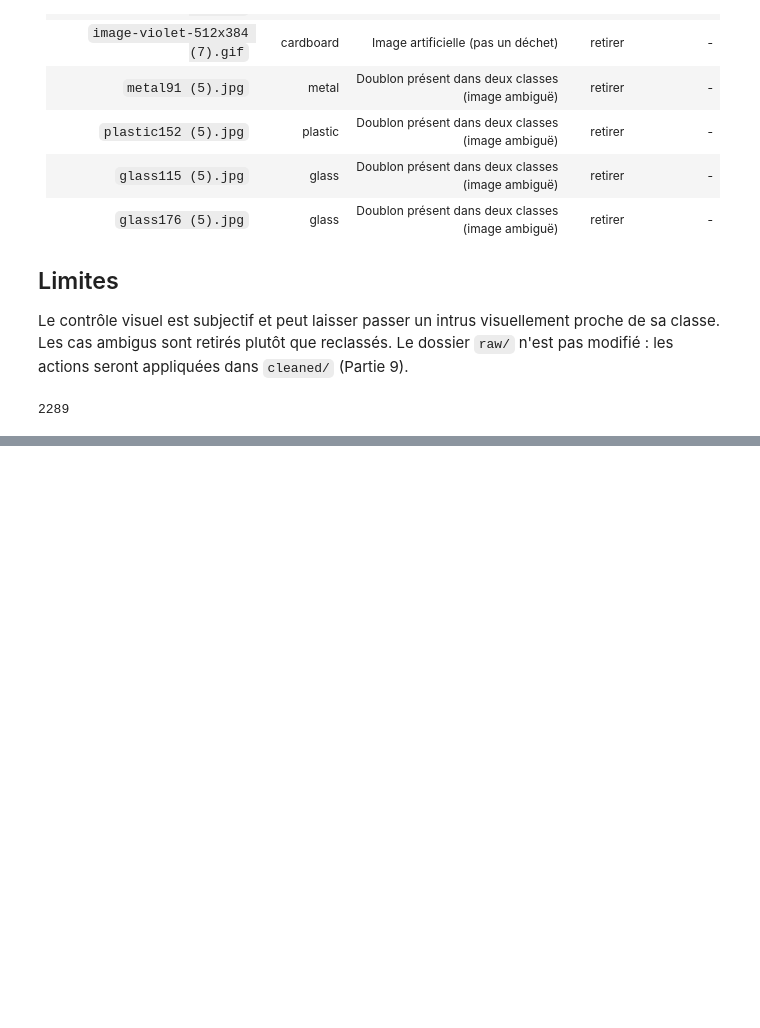
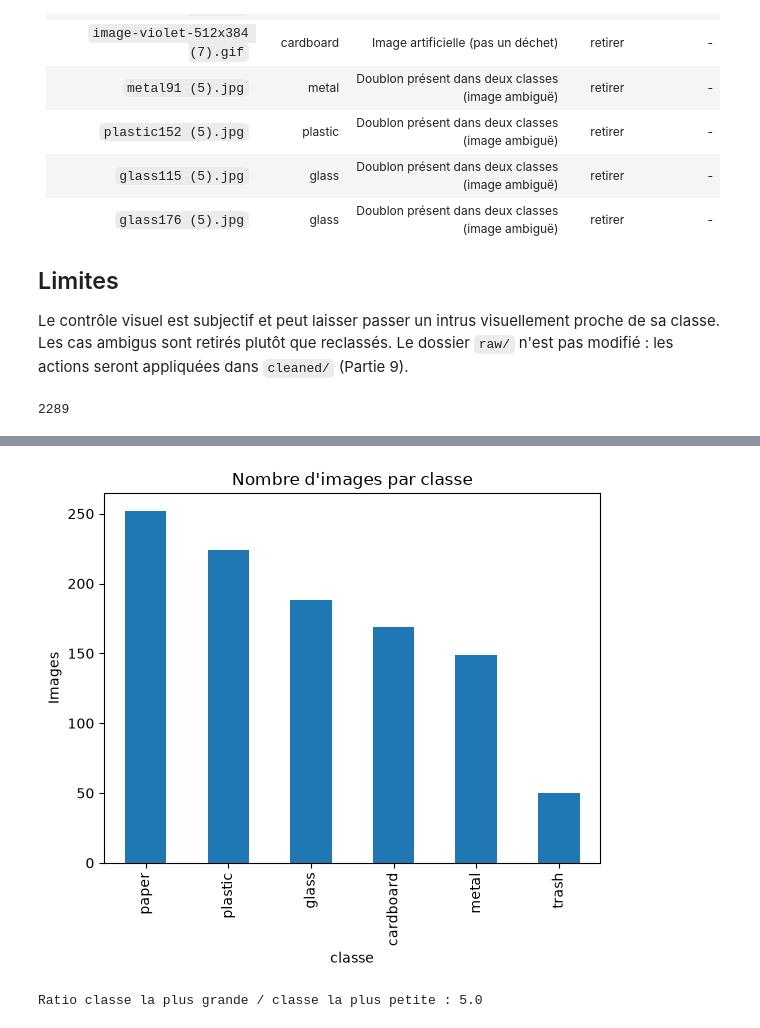
Before and after one commit to sinendoye/atelier_prepa_donnees_images, a Jupyter notebook: notebooks/atelier_prepa_donnees_images.ipynb, the cells around one changed output, grey strips where cells are left out. Saved outputs shown, nothing was run; the diff lists cells and outputs as text; code cells hidden in the pictures; blank space fills up the shorter version.

Commit message:
Partie 8: Analyse du déséquilibre entre les classes et création du rapport d'audit des images

```diff
--- a/notebooks/atelier_prepa_donnees_images.ipynb
+++ b/notebooks/atelier_prepa_donnees_images.ipynb
@@ -458,0 +463,3 @@ Le contrôle visuel est subjectif et peut laisser passer un intrus visuellement
+# %%
+comptage_classes = df["classe"].value_counts()
+comptage_classes
@@ -458,0 +475,12 @@ Le contrôle visuel est subjectif et peut laisser passer un intrus visuellement
+# %%
+import matplotlib.pyplot as plt
+
+comptage_classes.plot(kind="bar", title="Nombre d'images par classe")
+plt.ylabel("Images")
+plt.show()
+
+ratio = comptage_classes.max() / comptage_classes.min()
+print(f"Ratio classe la plus grande / classe la plus petite : {ratio:.1f}")
+# %% [output]
+[figure, added]
+Ratio classe la plus grande / classe la plus petite : 5.0
```
Also changed, not shown: parts of 6 cells of this notebook, 1 other file.
